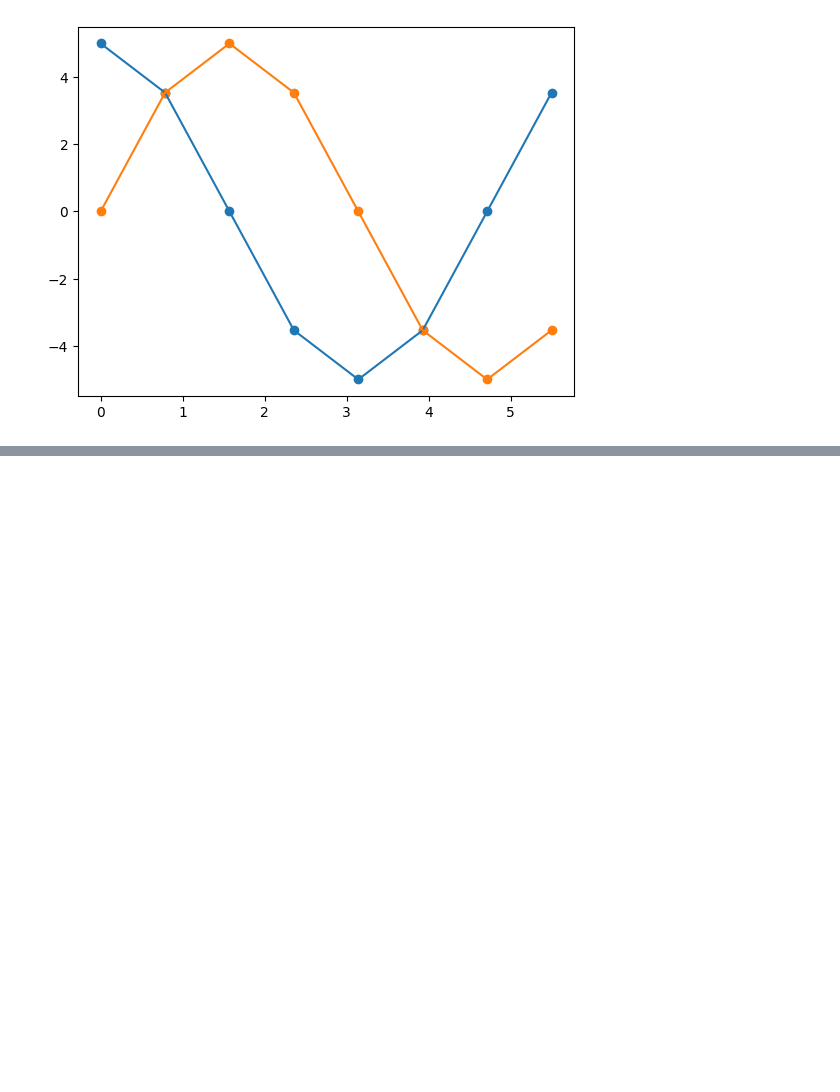
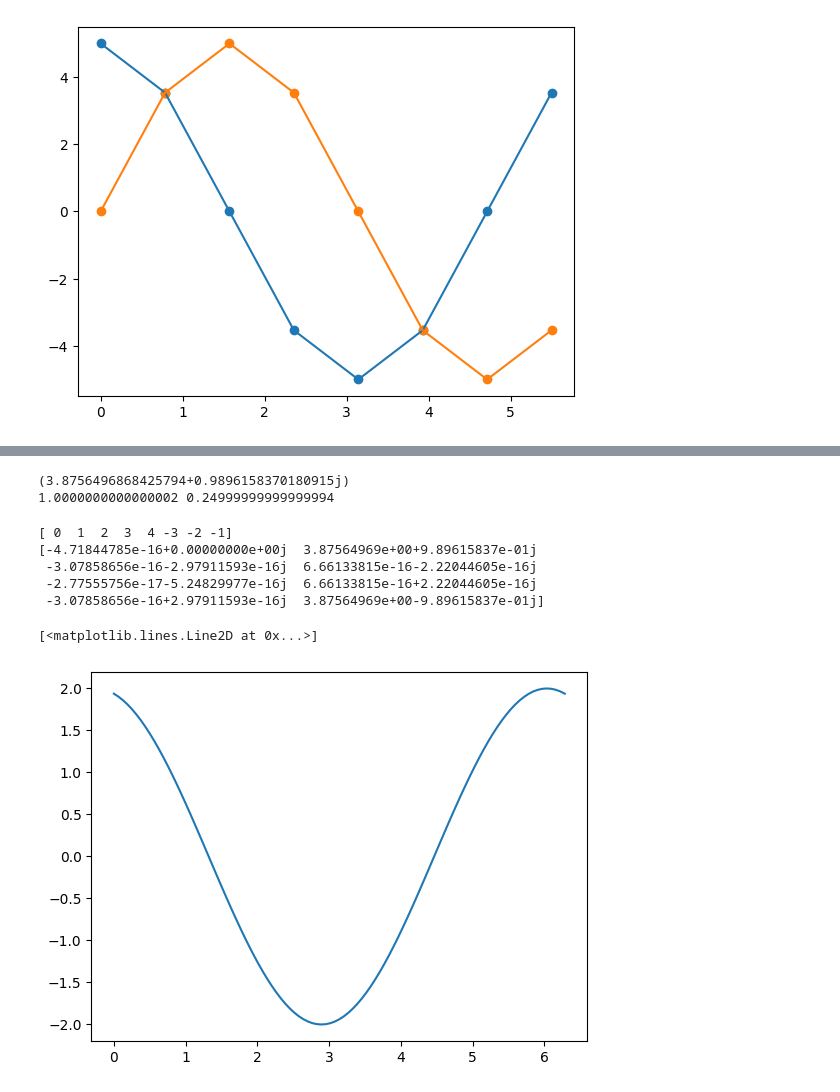
Before and after one commit to Acrylic125/ntu-notes, a Jupyter notebook: linear-algebra/dft.ipynb, the cells around one changed output, grey strips where cells are left out. Drawn from its saved outputs; the diff is of its cells as text; code cells hidden in the pictures; blank space fills up the shorter version.

```diff
--- a/linear-algebra/dft.ipynb
+++ b/linear-algebra/dft.ipynb
@@ -86,0 +93,64 @@ samples = np.array(original(x))
+# %%
+number_of_samples = 8
+x = np.linspace(0, 2*np.pi, number_of_samples + 1)
+x = x[0:-1]
+samples = np.array(np.cos(x + 0.25))
+
+def dft_frequency(samples, frequency, N):
+    E = np.array([(np.e ** (-2j * np.pi * frequency * n / len(samples))) for n in range(N)])
+    return samples.dot(E)
+
+result = dft_frequency(samples, 1, number_of_samples)
+print(result)
+magnitude = np.abs(result) / (number_of_samples / 2)
+phase = np.angle(result)
+print(magnitude, phase)
+# %% [output]
+(3.8756496868425794+0.9896158370180915j)
+1.0000000000000002 0.24999999999999994
+# %%
+import math
+
+number_of_samples = 8
+x = np.linspace(0, 2*np.pi, number_of_samples + 1)
+x = x[0:-1]
+# samples = np.array(np.cos(x + 0.25))
+samples = np.array(original(x + 0.25))
+
+nyquist_frenquency = math.floor(number_of_samples / 2)
+frequencies_to_sample = np.array([
+    (f if f <= nyquist_frenquency else -(number_of_samples - f)) for f in range(number_of_samples)
+])
+print(frequencies_to_sample)
+
+results = np.array([dft_frequency(samples, f, number_of_samples) for f in frequencies_to_sample])
+print(results)
+
+def create_fn(results):
+    magnitude = np.abs(results) / (number_of_samples / 2)
+    phases = np.angle(results)
+
+    return lambda x: sum([magnitude[i] * np.cos(frequencies_to_sample[i] * x + phases[i]) for i in range(len(results))])
+
+fn = create_fn(results)
+
+x = np.linspace(0, 2*np.pi, 101)
+plt.plot(x, fn(x))
+
+# x = np.linspace(0, 2*np.pi, number_of_samples + 1)
+# x = x[0:-1]
+# samples = np.array(np.cos(x + 0.25))
+
+# result = dft_frequency(samples, 1, number_of_samples)
+# print(result)
+# magnitude = np.abs(result) / (number_of_samples / 2)
+# phase = np.angle(result)
+# print(magnitude, phase)
+# %% [output]
+[ 0  1  2  3  4 -3 -2 -1]
+[-4.71844785e-16+0.00000000e+00j  3.87564969e+00+9.89615837e-01j
+ -3.07858656e-16-2.97911593e-16j  6.66133815e-16-2.22044605e-16j
+ -2.77555756e-17-5.24829977e-16j  6.66133815e-16+2.22044605e-16j
+ -3.07858656e-16+2.97911593e-16j  3.87564969e+00-9.89615837e-01j]
+[<matplotlib.lines.Line2D at 0x...>]
+[figure, added]
```
Also changed, not shown: parts of 5 cells of this notebook, 1 other file.
